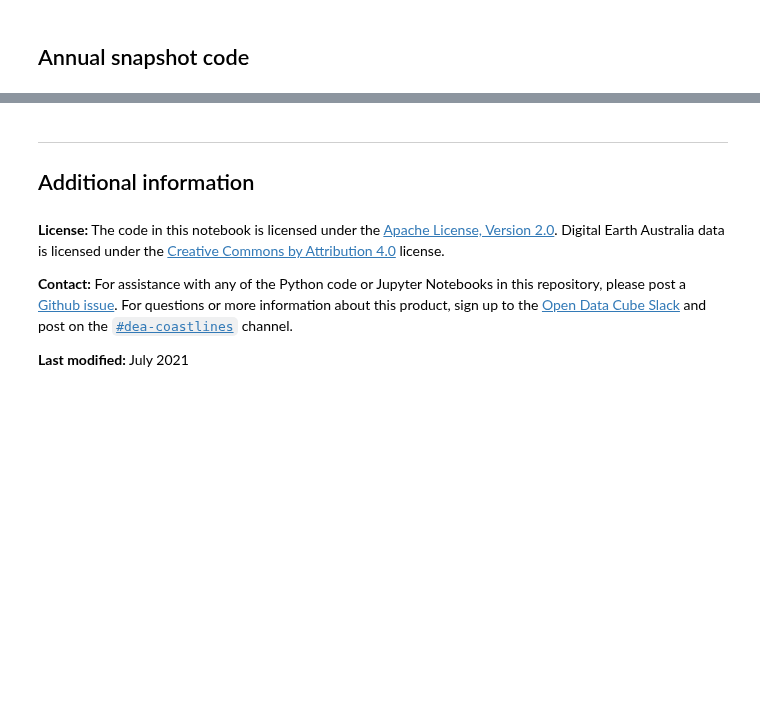
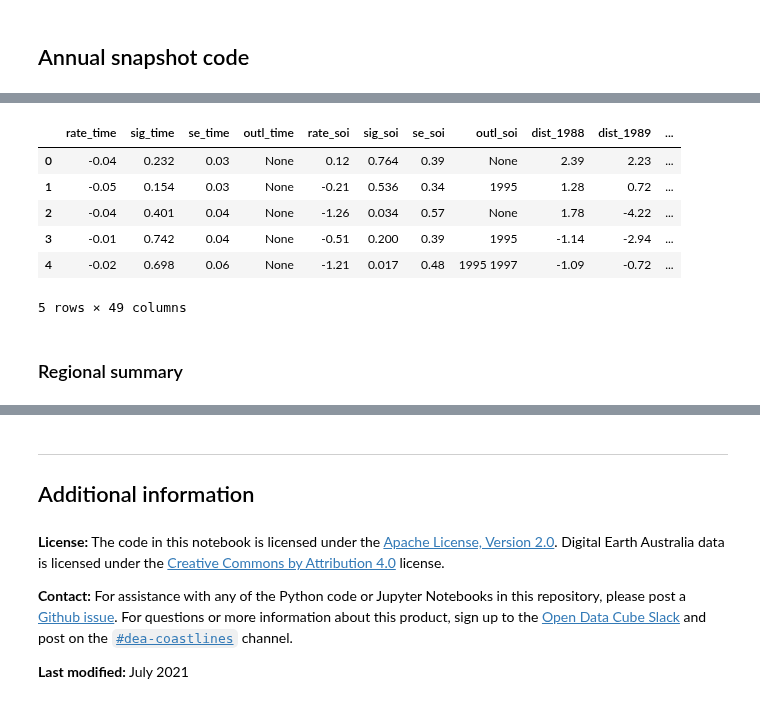
Before and after one commit to GeoscienceAustralia/dea-coastlines, a Jupyter notebook: DEACoastlines_statistics.ipynb, the cells around one changed output, grey strips where cells are left out. Cells and saved outputs as stored; diff of their text form; code cells hidden in the pictures; blank space fills up the shorter version.

Commit message:
Add annual summary snapshot code

```diff
--- a/DEACoastlines_statistics.ipynb
+++ b/DEACoastlines_statistics.ipynb
@@ -470,0 +342,12 @@ for year in years:
+# %%
+import geopandas as gpd
+points_gdf = gpd.read_file('releases/DEACoastlines_v1.1.0/Shapefile/DEACoastlines_ratesofchange_v1.1.0.shp')
+points_gdf = points_gdf.to_crs('EPSG:4326')
+# %%
+import numpy as np
+# Replace outliers with NaN
+for year in range(1988, 2021):
+    print(year, end='\r')
+
+    # If year is listed in the outlier column, replace the year's distance value with NaN
+    points_gdf.loc[points_gdf.outl_time.str.contains(str(year)) == True, f'dist_{year}'] = np.nan
@@ -470,0 +358,4 @@ for year in years:
+# %%
+acsc_regions = gpd.read_file('/g/data/r78/DEACoastlines/input_data/Coastal_compartments/Shapefiles_v3/Regions.shp').dissolve('Descriptio')[['geometry']]
+# acsc_regions = gpd.read_file('/g/data/r78/DEACoastlines/input_data/Coastal_compartments/Shapefiles_v3/Secondary_compartments.shp').dissolve('Name')[['geometry']]
+acsc_regions
@@ -470,0 +371,16 @@ for year in years:
+# %%
+# Join coastal compartments to points
+# points_gdf_nooutliers.crs = 'EPSG:4326'
+points_gdf_joined = gpd.sjoin(points_gdf,  #.drop('index_right', axis=1),
+                              acsc_regions.to_crs('EPSG:4326'), op='within')
+# %%
+df = points_gdf_joined.query("valid_obs > 25")  #.sample(100000)
+df.head()
+# %% [output]
+|  | rate_time | sig_time | se_time | outl_time | rate_soi | sig_soi | se_soi | outl_soi | dist_1988 | dist_1989 | ... |
+| 0 | -0.04 | 0.232 | 0.03 | None | 0.12 | 0.764 | 0.39 | None | 2.39 | 2.23 | ... |
+| 1 | -0.05 | 0.154 | 0.03 | None | -0.21 | 0.536 | 0.34 | 1995 | 1.28 | 0.72 | ... |
+| 2 | -0.04 | 0.401 | 0.04 | None | -1.26 | 0.034 | 0.57 | None | 1.78 | -4.22 | ... |
+| 3 | -0.01 | 0.742 | 0.04 | None | -0.51 | 0.200 | 0.39 | 1995 | -1.14 | -2.94 | ... |
+| 4 | -0.02 | 0.698 | 0.06 | None | -1.21 | 0.017 | 0.48 | 1995 1997 | -1.09 | -0.72 | ... |
+5 rows × 49 columns
@@ -470,0 +406,2 @@ for year in years:
+# %% [markdown]
+### Regional summary
```
Also changed, not shown: parts of 45 cells of this notebook.
